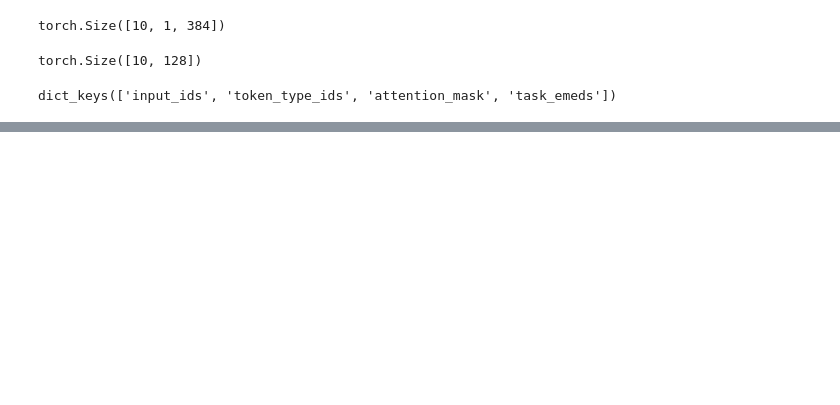
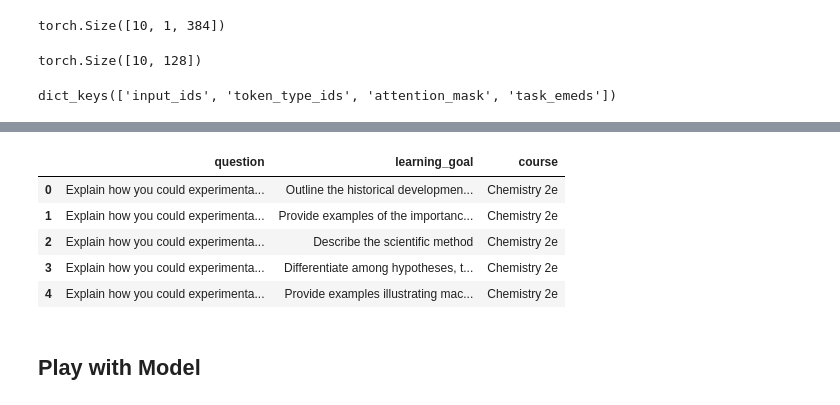
Before and after one commit to AmirZur/smartstem-ai, a Jupyter notebook: playground.ipynb, the cells around one changed output, grey strips where cells are left out. Cells and saved outputs as stored; diff of their text form; code cells hidden in the pictures; blank space fills up the shorter version.

Commit message:
Added code to test models

```diff
--- a/playground.ipynb
+++ b/playground.ipynb
@@ -539,0 +612,5 @@ We don't have question 20 from chapter 15
+# %%
+import json
+
+with open('question_list.json', 'w', encoding='utf-8') as f:
+    json.dump(list(questions), f)
@@ -627,3 +771,15 @@ tokens.update({'task_emeds': torch.zeros((3, 256))})
 tokens.keys()
 # %% [output]
 dict_keys(['input_ids', 'token_type_ids', 'attention_mask', 'task_emeds'])
+# %%
+import torch
+import json
+
+lg_embeddings = torch.load('learning_goal_curie_embeddings.pt')
+q_embeddings = torch.load('question_curie_embeddings.pt')
+
+with open('learning_goal_list.txt', encoding='utf-8') as f:
+    lg_list = [line.strip() for line in f]
+
+with open('question_list.json', encoding='utf-8') as f:
+    q_list = json.load(f)
@@ -629,0 +831,16 @@ dict_keys(['input_ids', 'token_type_ids', 'attention_mask', 'task_emeds'])
+# %%
+import util
+import pandas as pd
+
+OPENSTAX_COURSES = [
+    'Chemistry 2e',
+    'University Physics Volume 1',
+    'University Physics Volume 2',
+    'University Physics Volume 3'
+]
+
+PRINCIPLES_OF_CHEMISTRY_COURSE = 'Principles of Chemistry 3rd edition'
+
+data = pd.concat([
+    util.load_openstax_course(course) for course in OPENSTAX_COURSES
+] + [util.load_principles_of_chemistry_course(PRINCIPLES_OF_CHEMISTRY_COURSE)])
@@ -629,0 +857,11 @@ dict_keys(['input_ids', 'token_type_ids', 'attention_mask', 'task_emeds'])
+# %%
+data[data['question'] == q_list[0]]
+# %% [output]
+|  | question | learning_goal | course |
+| 0 | Explain how you could experimenta... | Outline the historical developmen... | Chemistry 2e |
+| 1 | Explain how you could experimenta... | Provide examples of the importanc... | Chemistry 2e |
+| 2 | Explain how you could experimenta... | Describe the scientific method | Chemistry 2e |
+| 3 | Explain how you could experimenta... | Differentiate among hypotheses, t... | Chemistry 2e |
+| 4 | Explain how you could experimenta... | Provide examples illustrating mac... | Chemistry 2e |
+# %% [markdown]
+## Play with Model
```
Also changed, not shown: parts of 50 cells of this notebook.
